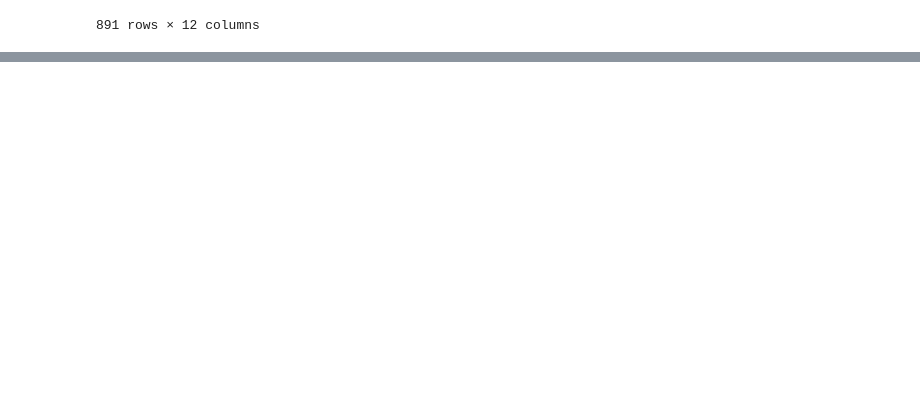
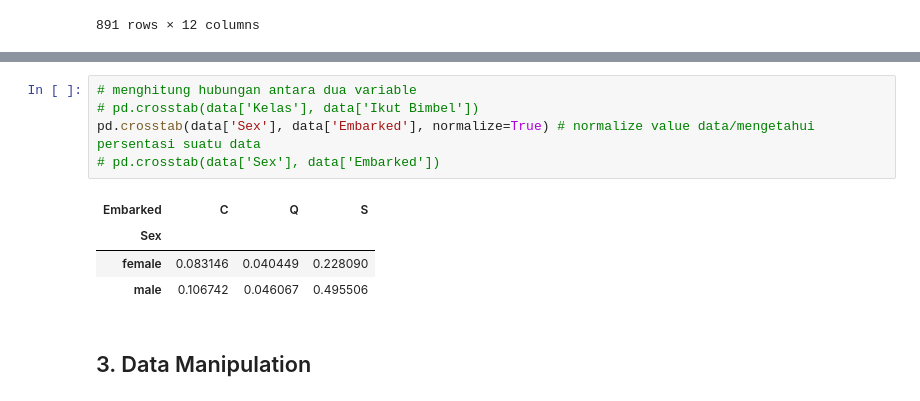
Before and after one commit to ergonrizky26/habis-kerja-data-science-practice, a Jupyter notebook: [Modul_5_Habis_Kerja]_python_data_modelling.ipynb, the cells around one changed output, grey strips where cells are left out. Saved outputs shown, nothing was run; the diff lists cells and outputs as text; blank space fills up the shorter version.

Commit message:
Adding how to finding data insight practice

```diff
--- a/[Modul_5_Habis_Kerja]_python_data_modelling.ipynb
+++ b/[Modul_5_Habis_Kerja]_python_data_modelling.ipynb
@@ -292,0 +305,12 @@ data.drop_duplicates(subset=['Name','Sex'])
+# %%
+# menghitung hubungan antara dua variable
+# pd.crosstab(data['Kelas'], data['Ikut Bimbel'])
+pd.crosstab(data['Sex'], data['Embarked'], normalize=True) # normalize value data/mengetahui persentasi suatu data
+# pd.crosstab(data['Sex'], data['Embarked'])
+# %% [output]
+| Embarked | C | Q | S |
+| Sex |  |  |  |
+| female | 0.083146 | 0.040449 | 0.228090 |
+| male | 0.106742 | 0.046067 | 0.495506 |
+# %% [markdown]
+## 3. Data Manipulation
```
Also changed, not shown: parts of 2 cells of this notebook.
